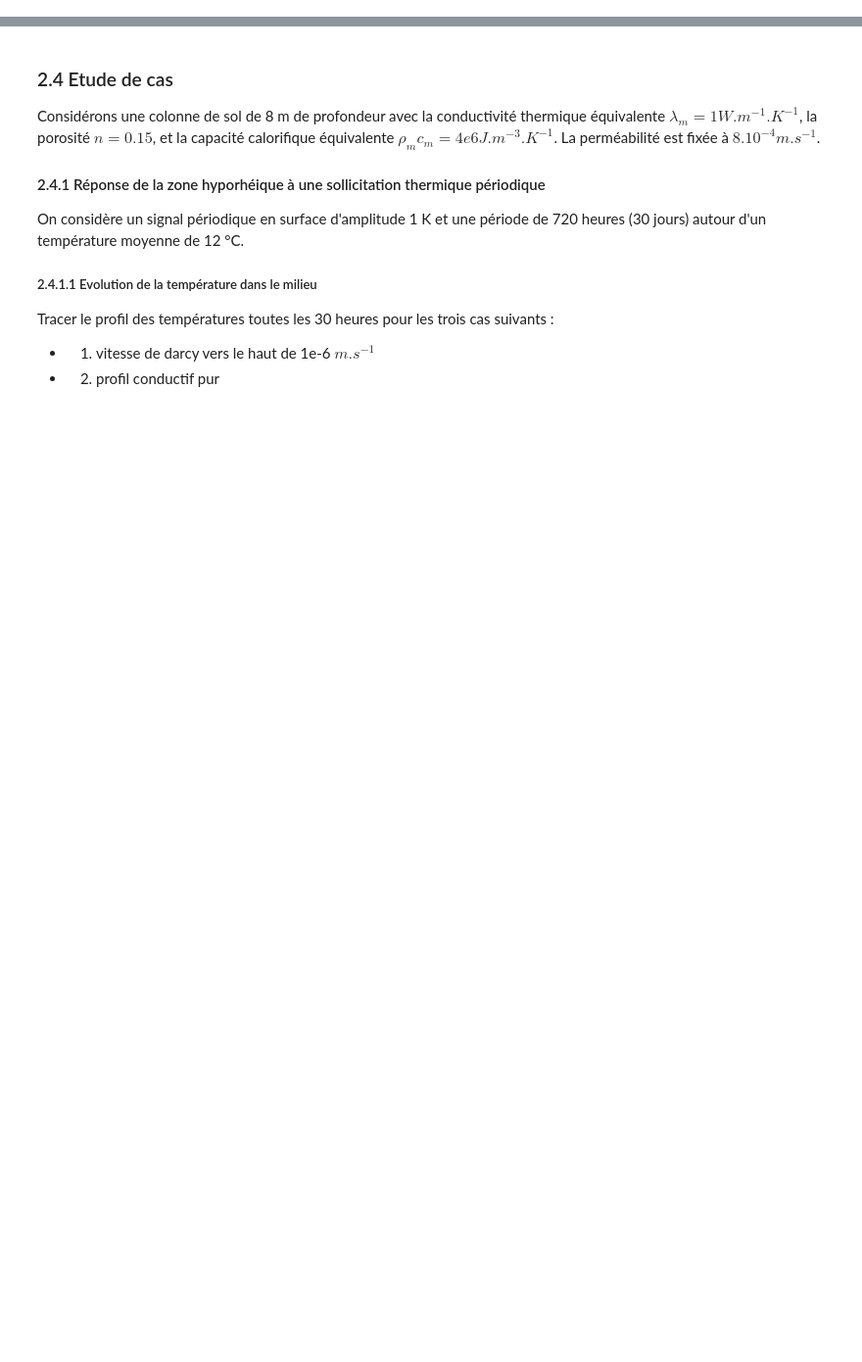
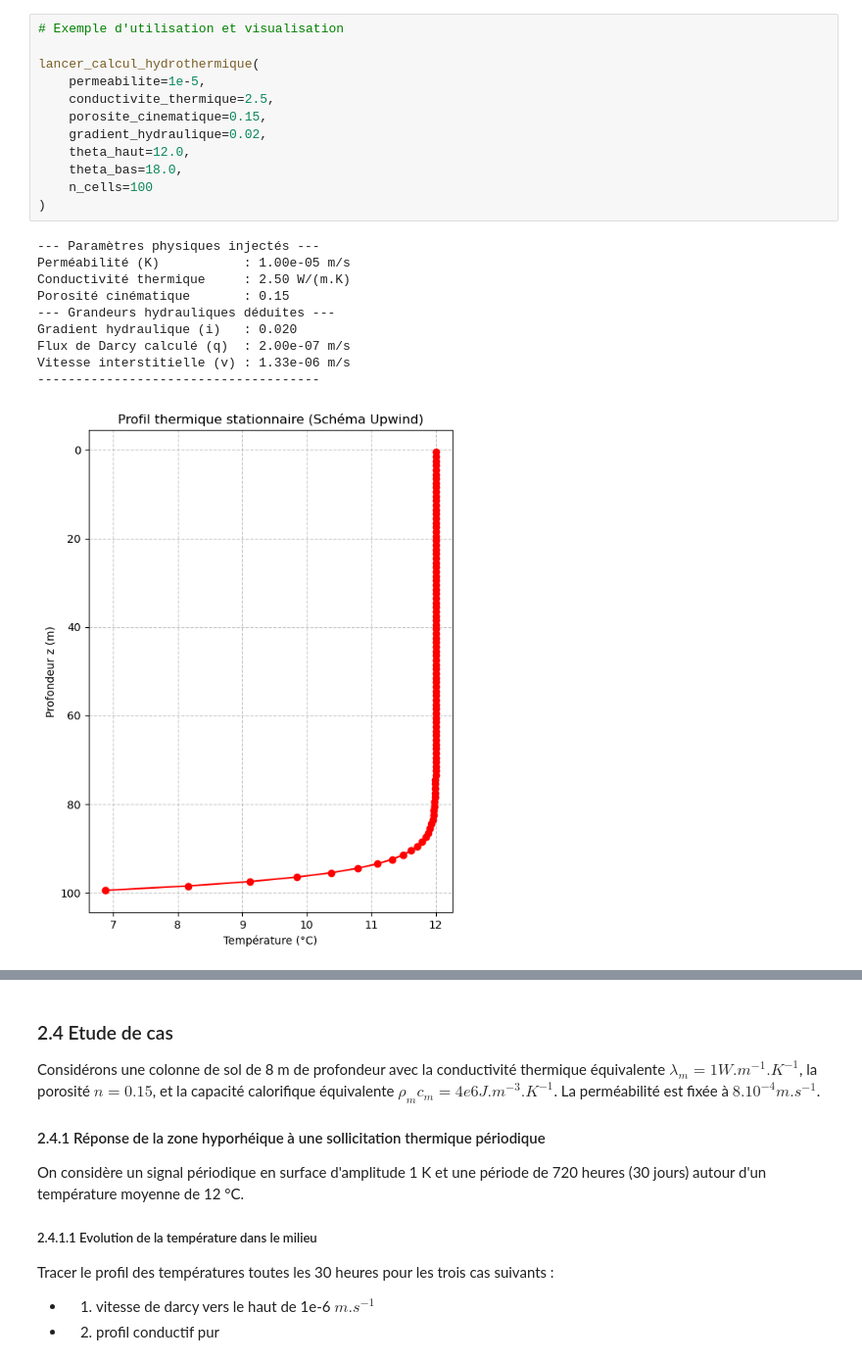
Before and after one commit to yannisalln/TP1-molonari, a Jupyter notebook: 2026TP1_modele_direct.ipynb, the cells around one changed output, grey strips where cells are left out. Shown at 98% size. Drawn from its saved outputs; the diff is of its cells as text; blank space fills up the shorter version.

```diff
--- a/2026TP1_modele_direct.ipynb
+++ b/2026TP1_modele_direct.ipynb
@@ -135,0 +304,23 @@ $ \theta(z,t)  = \theta_{\mu} + \theta_{amp} e^{-\sqrt{\dfrac{\pi}{\kappa_e P}}z
+# %%
+# Exemple d'utilisation et visualisation
+
+lancer_calcul_hydrothermique(
+    permeabilite=1e-5,
+    conductivite_thermique=2.5,
+    porosite_cinematique=0.15,
+    gradient_hydraulique=0.02,
+    theta_haut=12.0,
+    theta_bas=18.0,
+    n_cells=100
+)
+# %% [output]
+--- Paramètres physiques injectés ---
+Perméabilité (K)           : 1.00e-05 m/s
+Conductivité thermique     : 2.50 W/(m.K)
+Porosité cinématique       : 0.15
+--- Grandeurs hydrauliques déduites ---
+Gradient hydraulique (i)   : 0.020
+Flux de Darcy calculé (q)  : 2.00e-07 m/s
+Vitesse interstitielle (v) : 1.33e-06 m/s
+-------------------------------------
+[figure, added]
```
Also changed, not shown: parts of 13 cells of this notebook.
